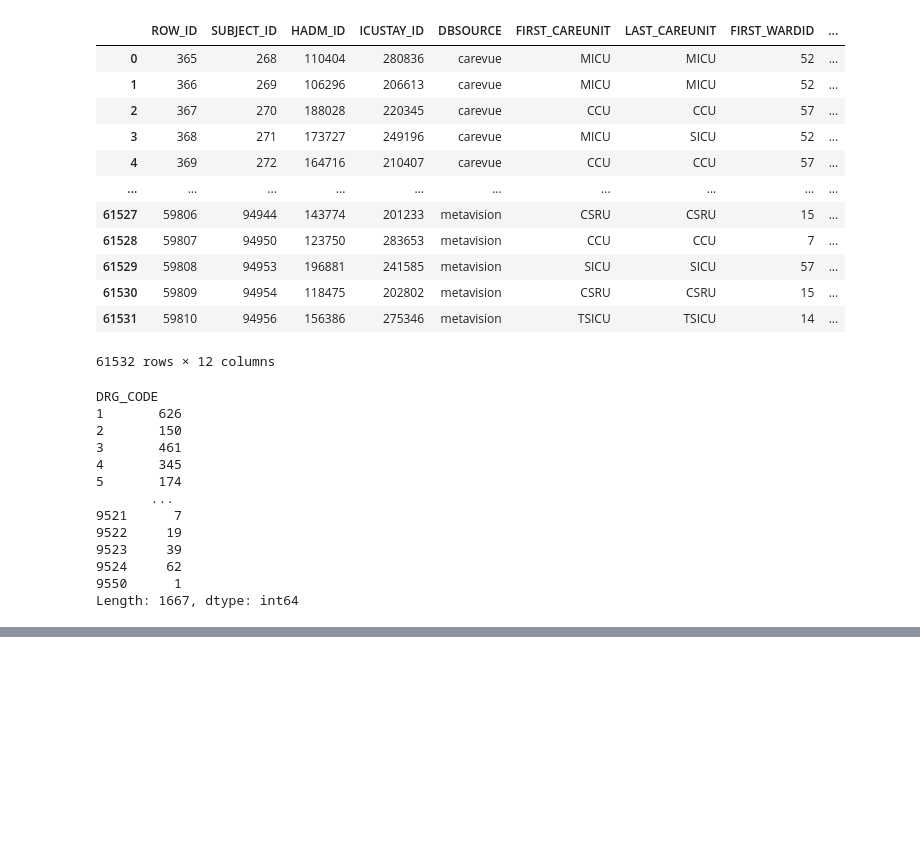
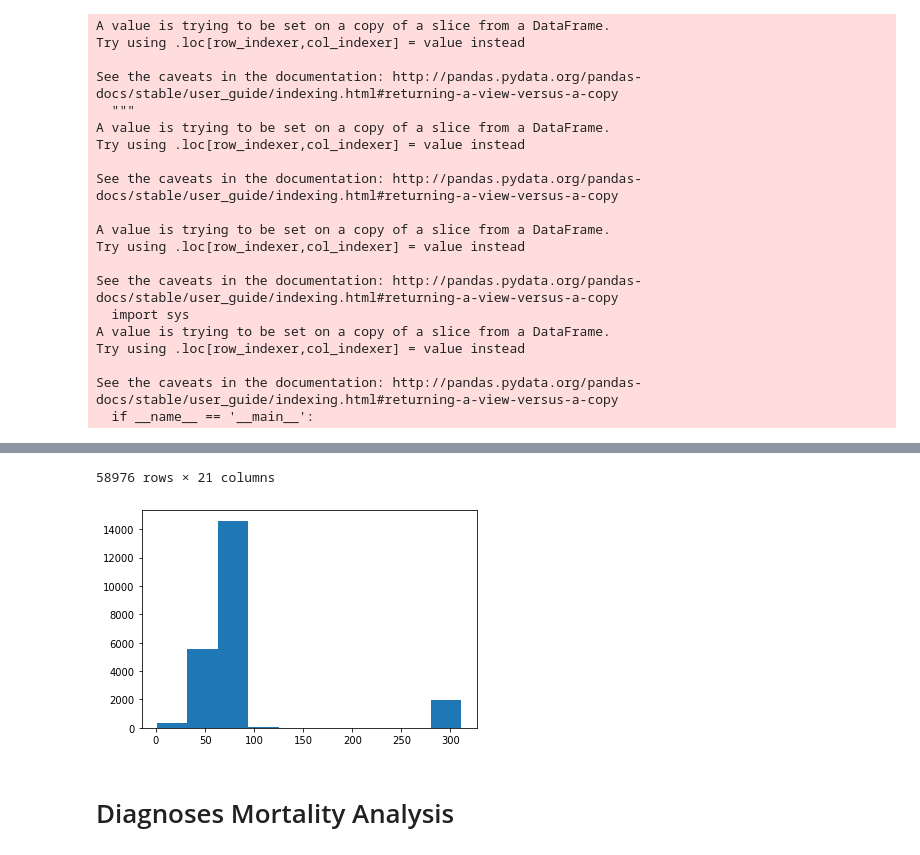
Before and after one commit to RachaelDing/733MIMIC_analysis, a Jupyter notebook: temp.ipynb, the cells around one changed output, grey strips where cells are left out. Cells and saved outputs as stored; diff of their text form; code cells hidden in the pictures; blank space fills up the shorter version.

Commit message:
mortality EDA

```diff
--- a/temp.ipynb
+++ b/temp.ipynb
@@ -18,6 +21,3 @@ diagnoses_d = pd.read_csv("mimic/D_ICD_DIAGNOSES.csv")
 diagnoses = pd.read_csv("mimic/DIAGNOSES_ICD.csv")
 icu = pd.read_csv("mimic/ICUSTAYS.csv")
 prescriptions = pd.read_csv("mimic/PRESCRIPTIONS.csv")
-# %%
-admission = admission.drop(['ADMITTIME', 'DISCHTIME', 'DISCHARGE_LOCATION', 'INSURANCE', 'LANGUAGE', 'RELIGION', 'MARITAL_STATUS', 'EDREGTIME', 'EDOUTTIME', 'HAS_CHARTEVENTS_DATA'], axis=1)
-admission
@@ -171,16 +94,0 @@ diagnoses
-# %%
-icu
-# %% [output]
-|  | ROW_ID | SUBJECT_ID | HADM_ID | ICUSTAY_ID | DBSOURCE | FIRST_CAREUNIT | LAST_CAREUNIT | FIRST_WARDID | ... |
-| 0 | 365 | 268 | 110404 | 280836 | carevue | MICU | MICU | 52 | ... |
-| 1 | 366 | 269 | 106296 | 206613 | carevue | MICU | MICU | 52 | ... |
-| 2 | 367 | 270 | 188028 | 220345 | carevue | CCU | CCU | 57 | ... |
-| 3 | 368 | 271 | 173727 | 249196 | carevue | MICU | SICU | 52 | ... |
-| 4 | 369 | 272 | 164716 | 210407 | carevue | CCU | CCU | 57 | ... |
-| ... | ... | ... | ... | ... | ... | ... | ... | ... | ... |
-| 61527 | 59806 | 94944 | 143774 | 201233 | metavision | CSRU | CSRU | 15 | ... |
-| 61528 | 59807 | 94950 | 123750 | 283653 | metavision | CCU | CCU | 7 | ... |
-| 61529 | 59808 | 94953 | 196881 | 241585 | metavision | SICU | SICU | 57 | ... |
-| 61530 | 59809 | 94954 | 118475 | 202802 | metavision | CSRU | CSRU | 15 | ... |
-| 61531 | 59810 | 94956 | 156386 | 275346 | metavision | TSICU | TSICU | 14 | ... |
-61532 rows × 12 columns
@@ -191,16 +95,36 @@ t = drg.groupby('DRG_CODE').size()
-# %%
-t
-# %% [output]
-DRG_CODE
-1       626
-2       150
-3       461
-4       345
-5       174
-       ...
-9521      7
-9522     19
-9523     39
-9524     62
-9550      1
-Length: 1667, dtype: int64
+# %%
+# calculate age of death, if patient survived, set age to negative
+patient_dead = patient[patient['EXPIRE_FLAG']==1]
+patient_dead['DOB_Y'] = patient_dead['DOB'].apply(lambda x: int(pd.to_datetime(x).strftime('%Y')))
+patient_dead['DOD_Y'] = patient_dead['DOD'].apply(lambda x: int(pd.to_datetime(x).strftime('%Y')))
+patient_dead['age'] = patient_dead['DOD_Y'] - patient_dead['DOB_Y']
+patient_s = patient[patient['EXPIRE_FLAG']==0]
+patient_s['age'] = -1
+patient_age = pd.concat([patient_dead[['age', 'SUBJECT_ID', 'GENDER']], patient_s[['age', 'SUBJECT_ID', 'GENDER']]])
+
+admission_patient = admission.merge(patient_age, on='SUBJECT_ID')
+# death age histogram
+death_age = admission_patient['age'][admission_patient['age']>0]
+plt.hist(death_age)
+admission_patient
+# %% [output]
+A value is trying to be set on a copy of a slice from a DataFrame.
+Try using .loc[row_indexer,col_indexer] = value instead
+
+See the caveats in the documentation: http://pandas.pydata.org/pandas-docs/stable/user_guide/indexing.html#returning-a-view-versus-a-copy
+  """
+A value is trying to be set on a copy of a slice from a DataFrame.
+Try using .loc[row_indexer,col_indexer] = value instead
+
+See the caveats in the documentation: http://pandas.pydata.org/pandas-docs/stable/user_guide/indexing.html#returning-a-view-versus-a-copy
+
+A value is trying to be set on a copy of a slice from a DataFrame.
+Try using .loc[row_indexer,col_indexer] = value instead
+
+See the caveats in the documentation: http://pandas.pydata.org/pandas-docs/stable/user_guide/indexing.html#returning-a-view-versus-a-copy
+  import sys
+A value is trying to be set on a copy of a slice from a DataFrame.
+Try using .loc[row_indexer,col_indexer] = value instead
+
+See the caveats in the documentation: http://pandas.pydata.org/pandas-docs/stable/user_guide/indexing.html#returning-a-view-versus-a-copy
+  if __name__ == '__main__':
@@ -206,0 +143,4 @@ Length: 1667, dtype: int64
+58976 rows × 21 columns
+[figure, added]
+# %% [markdown]
+# Diagnoses Mortality Analysis
```
Also changed, not shown: parts of 21 cells of this notebook.
